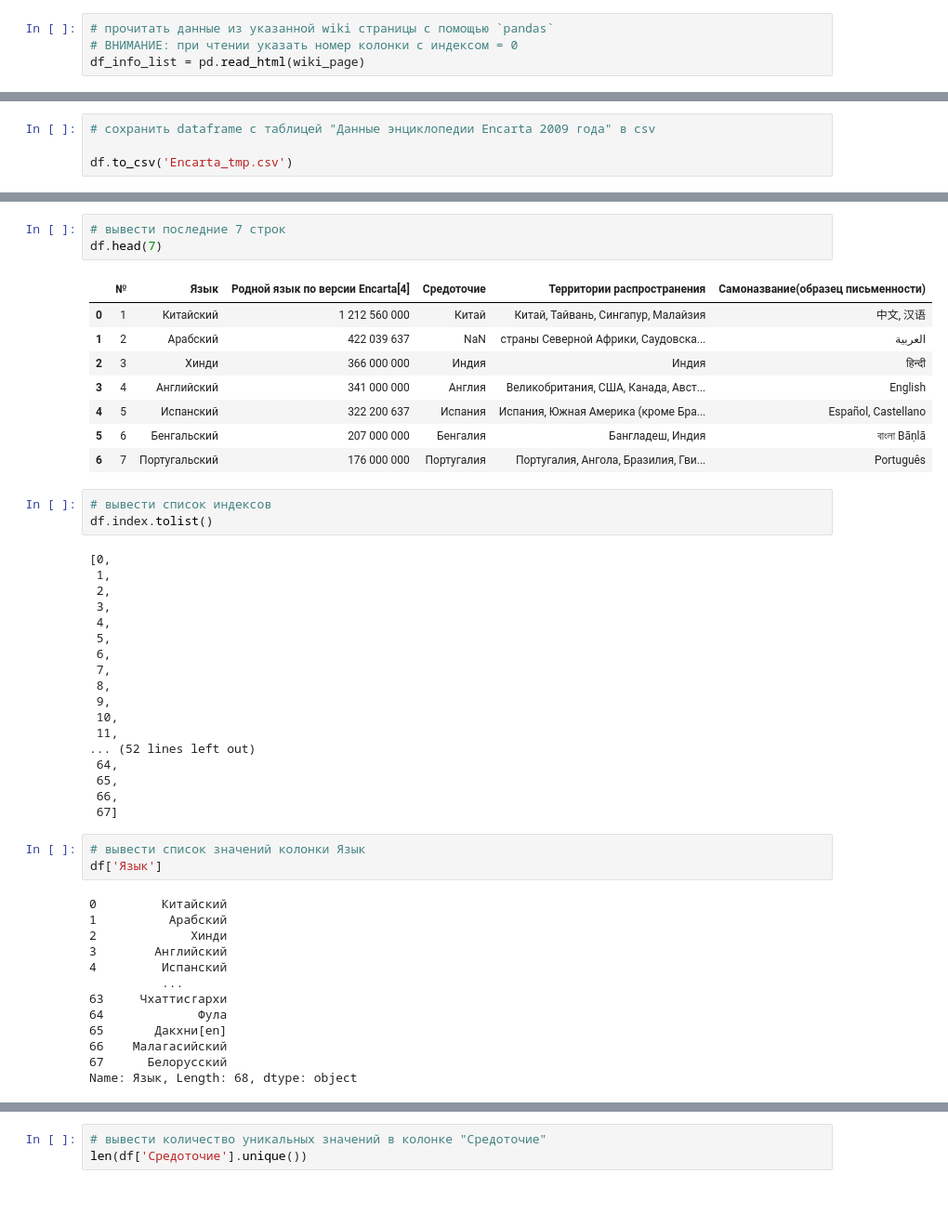
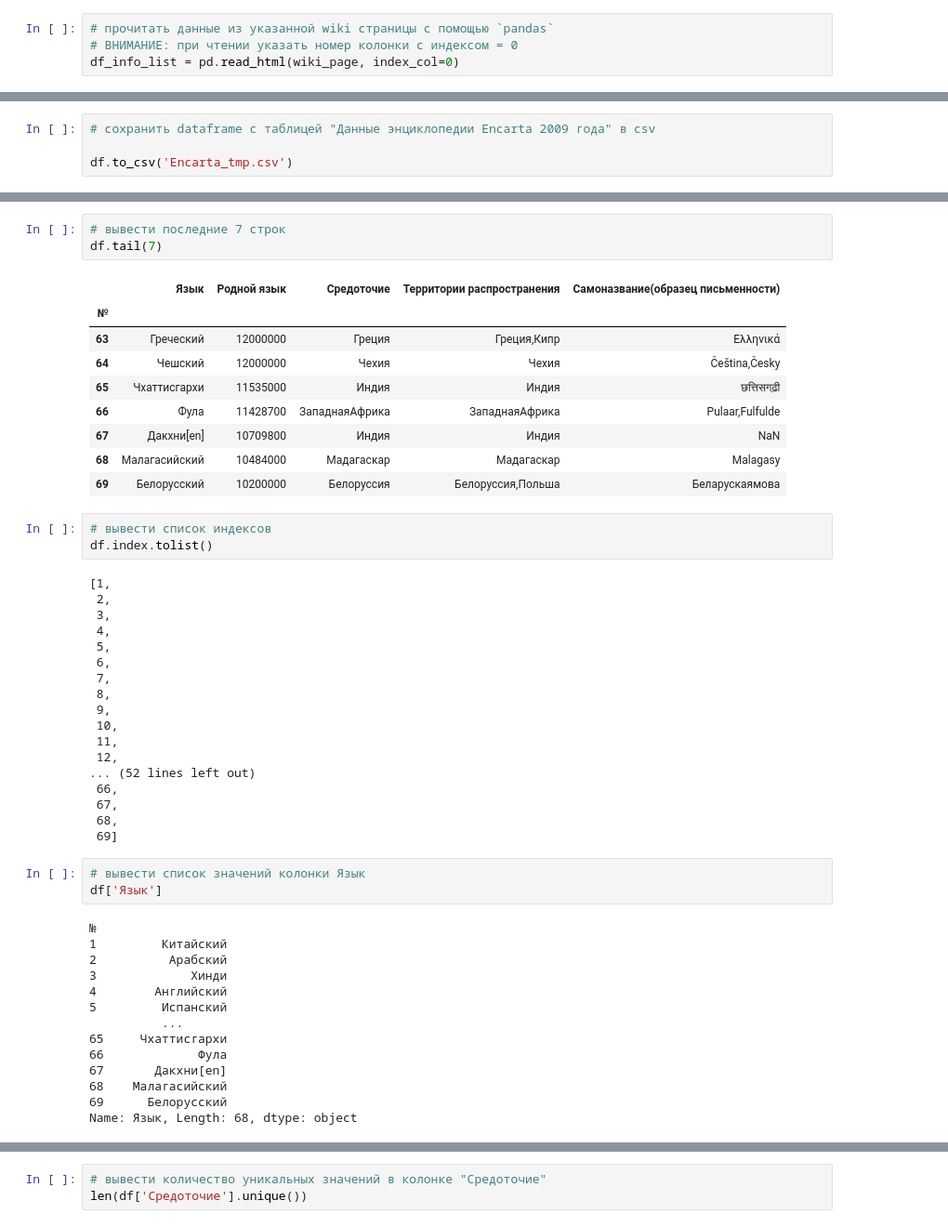
Before and after one commit to high-seeker/DS_HW, a Jupyter notebook: 2_pandas_info.ipynb, the cells around one changed output, grey strips where cells are left out. Shown at 93% size. Cells and saved outputs as stored; diff of their text form; blank space fills up the shorter version.

```diff
--- a/2_pandas_info.ipynb
+++ b/2_pandas_info.ipynb
@@ -23,7 +28,7 @@ wiki_page = "https://ru.wikipedia.org/wiki/%D0%A1%D0%BF%D0%B8%D1%81%D0%BE%D0%BA_
 # %%
 # прочитать данные из указанной wiki страницы с помощью `pandas`
 # ВНИМАНИЕ: при чтении указать номер колонки с индексом = 0
-df_info_list = pd.read_html(wiki_page)
+df_info_list = pd.read_html(wiki_page, index_col=0)
 # %%
 # отобразить все прочитанные таблицы с веб-страницы
 for index, df_from_page in enumerate(df_info_list):
@@ -111,21 +121,21 @@ df.head(20)
 # %%
 # вывести последние 7 строк
-df.head(7)
+df.tail(7)
 # %% [output]
-|  | № | Язык | Родной язык по версии Encarta[4] | Средоточие | Территории распространения | Самоназвание(образец письменности) |
-| 0 | 1 | Китайский | 1 212 560 000 | Китай | Китай, Тайвань, Сингапур, Малайзия | 中文, 汉语 |
-| 1 | 2 | Арабский | 422 039 637 | NaN | страны Северной Африки, Саудовска... | العربية |
-| 2 | 3 | Хинди | 366 000 000 | Индия | Индия | हिन्दी |
-| 3 | 4 | Английский | 341 000 000 | Англия | Великобритания, США, Канада, Авст... | English |
-| 4 | 5 | Испанский | 322 200 637 | Испания | Испания, Южная Америка (кроме Бра... | Español, Castellano |
-| 5 | 6 | Бенгальский | 207 000 000 | Бенгалия | Бангладеш, Индия | বাংলা Bāṇlā |
-| 6 | 7 | Португальский | 176 000 000 | Португалия | Португалия, Ангола, Бразилия, Гви... | Português |
+|  | Язык | Родной язык | Средоточие | Территории распространения | Самоназвание(образец письменности) |
+| № |  |  |  |  |  |
+| 63 | Греческий | 12000000 | Греция | Греция,Кипр | Ελληνικά |
+| 64 | Чешский | 12000000 | Чехия | Чехия | Čeština,Česky |
+| 65 | Чхаттисгархи | 11535000 | Индия | Индия | छत्तिसगढ़ी |
+| 66 | Фула | 11428700 | ЗападнаяАфрика | ЗападнаяАфрика | Pulaar,Fulfulde |
+| 67 | Дакхни[en] | 10709800 | Индия | Индия | NaN |
+| 68 | Малагасийский | 10484000 | Мадагаскар | Мадагаскар | Malagasy |
+| 69 | Белорусский | 10200000 | Белоруссия | Белоруссия,Польша | Беларускаямова |
 # %%
 # вывести список индексов
 df.index.tolist()
 # %% [output]
-[0,
- 1,
+[1,
  2,
  3,
  4,
@@ -136,26 +146,28 @@ df.index.tolist()
  9,
  10,
  11,
+ 12,
 ... (52 lines left out)
- 64,
- 65,
  66,
- 67]
+ 67,
+ 68,
+ 69]
 # %%
 # вывести список значений колонки Язык
 df['Язык']
 # %% [output]
-0         Китайский
-1          Арабский
-2             Хинди
-3        Английский
-4         Испанский
+№
+1         Китайский
+2          Арабский
+3             Хинди
+4        Английский
+5         Испанский
           ...
-63     Чхаттисгархи
-64             Фула
-65       Дакхни[en]
-66    Малагасийский
-67      Белорусский
+65     Чхаттисгархи
+66             Фула
+67       Дакхни[en]
+68    Малагасийский
+69      Белорусский
 Name: Язык, Length: 68, dtype: object
 # %%
 # вывести список наименований колонок
```
Also changed, not shown: parts of 11 cells of this notebook, 1 other file.
